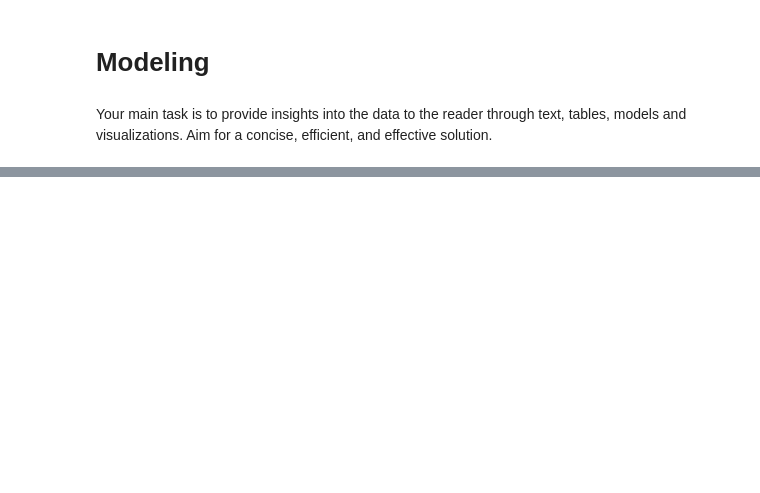
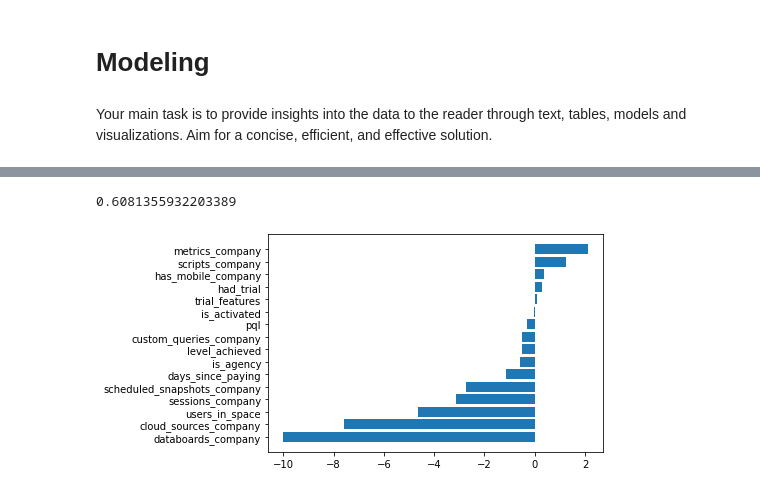
Before and after one commit to ZaloznikV/Project-3-ZaloznikV, a Jupyter notebook: predictive_modeling.ipynb, the cells around one changed output, grey strips where cells are left out. Cells and saved outputs as stored; diff of their text form; code cells hidden in the pictures; blank space fills up the shorter version.

Commit message:
Added first problem preprocessed data and SVM lagorithm score and importance features.

```diff
--- a/predictive_modeling.ipynb
+++ b/predictive_modeling.ipynb
@@ -42,0 +173,5 @@ Your main task is to provide insights into the data to the reader through text,
+# %%
+data.groupby("level_achieved").count() #cleaning some undefined data in level_achieved column
+data[["level_achieved"]] = data[["level_achieved"]]. replace("undefined", 0)
+data["level_achieved"] = data["level_achieved"].astype(int)
+data.groupby("level_achieved").count()
@@ -42,0 +206,3 @@ Your main task is to provide insights into the data to the reader through text,
+# %%
+data = data.fillna(0) #replace all NaN values with zero (only values in added columns)
+data.head()
@@ -42,0 +217,13 @@ Your main task is to provide insights into the data to the reader through text,
+# %%
+a = list(data.trial_features)
+replace_trial_f = []
+for s in a:
+    if s == 0:
+        replace_trial_f.append(0)
+    elif s == "undefined":
+        replace_trial_f.append(0)
+    else:
+        replace_trial_f.append(len(s.split(";")))
+
+data["trial_features"] = replace_trial_f
+data.head()
@@ -42,0 +272,10 @@ Your main task is to provide insights into the data to the reader through text,
+# %%
+were_paying_1 = were_paying
+were_paying.columns
+were_paying_2 = were_paying.drop(columns=['Calculation_created',
+       'Metric_created', 'New_connection_added', 'New_user_added',
+       'Query_created', 'Share_new_snapshot', 'Share_public_url_by_copy/paste',
+       'sessions' ]) #dropping events becouse of unconsistance in sampling
+
+were_paying_2
+were_paying_1
@@ -42,0 +364,19 @@ Your main task is to provide insights into the data to the reader through text,
+# %%
+1794/(1794+ 1156)
+# %% [output]
+0.6081355932203389
+# %%
+
+def f_importances(coef, names):
+    imp = coef
+    imp,names = zip(*sorted(zip(imp,names)))
+    plt.barh(range(len(names)), imp, align='center')
+    plt.yticks(range(len(names)), names)
+    plt.show()
+
+features_names = list(X2.columns)
+svm = svm.SVC(kernel='linear')
+svm.fit(X2, np.ravel(Y2))
+f_importances(svm.coef_[0], features_names)
+# %% [output]
+[figure, added]
```
Also changed, not shown: parts of 20 cells of this notebook, 1 other file.
